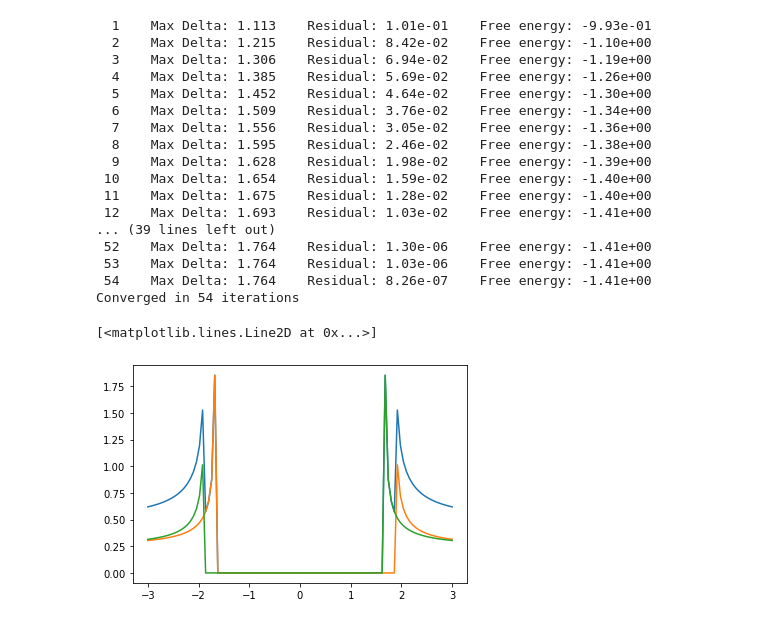
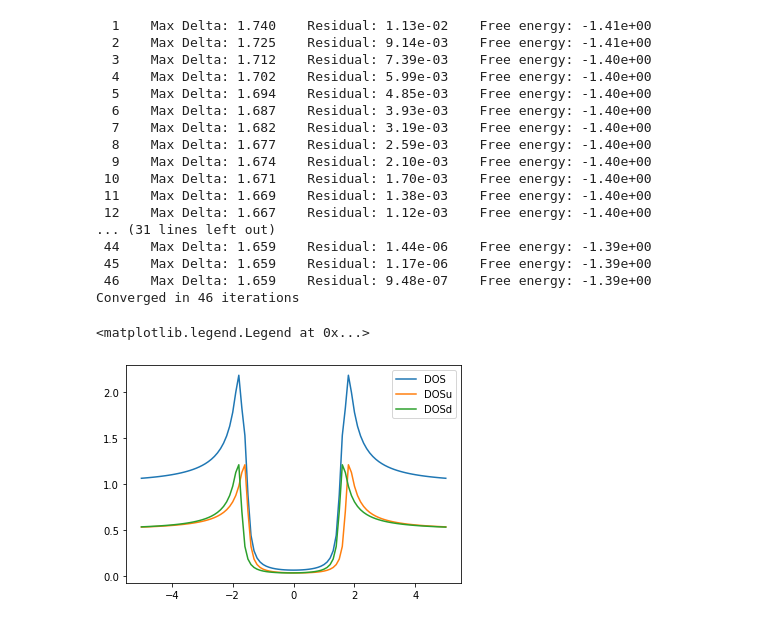
Before and after one commit to maiani/pyusadel, a Jupyter notebook: examples/usadel_0D_oop.ipynb, the cells around one changed output. Cells and saved outputs as stored; diff of their text form; code cells hidden in the pictures.

Commit message:
Introduced support for Dynes parameter

```diff
--- a/examples/usadel_0D_oop.ipynb
+++ b/examples/usadel_0D_oop.ipynb
@@ -12,14 +7,17 @@ from pyusadel import (
     UsadelProblem,
 )
 # %%
+# The system is homogeneous in space, so it has only one site
 Nsites = 1
 
+# The system is homogeneous in space, so the differential operators are trivial null matrices
 do = DifferentialOperators()
 do.D_x = np.zeros((1, 1), dtype=float)
 do.D_y = np.zeros((1, 1), dtype=float)
 do.D_z = np.zeros((1, 1), dtype=float)
 do.L = np.zeros((1, 1), dtype=float)
 
+# Define the parameters of the problem
 h_x = np.array([0.1])
 h_y = np.array([0])
 h_z = np.array([0])
@@ -28,6 +26,7 @@ tau_so_inv = np.array([0])
 D = 0
 T = 0.2
 
+# Setup the Usadel problem
 up = UsadelProblem(
     Nsites=1,
     diff_ops=do,
@@ -38,36 +37,42 @@ up = UsadelProblem(
     tau_so_inv=tau_so_inv,
     D=D,
     T=T,
+    Gamma=0.1
 )
 
-up.Delta = np.array([1])
+# Define the pairing potential Delta, this can be interpeted as a parameter or as an initial guess for the self-consistent calculation
+up.Delta = np.array([1.76])
 # %%
+# Execute a self-consistent calculation to determine the gap Delta
 up.solve_self_consistent()
 # %% [output]
-  1    Max Delta: 1.113    Residual: 1.01e-01    Free energy: -9.93e-01
-  2    Max Delta: 1.215    Residual: 8.42e-02    Free energy: -1.10e+00
-  3    Max Delta: 1.306    Residual: 6.94e-02    Free energy: -1.19e+00
-  4    Max Delta: 1.385    Residual: 5.69e-02    Free energy: -1.26e+00
-  5    Max Delta: 1.452    Residual: 4.64e-02    Free energy: -1.30e+00
-  6    Max Delta: 1.509    Residual: 3.76e-02    Free energy: -1.34e+00
-  7    Max Delta: 1.556    Residual: 3.05e-02    Free energy: -1.36e+00
-  8    Max Delta: 1.595    Residual: 2.46e-02    Free energy: -1.38e+00
-  9    Max Delta: 1.628    Residual: 1.98e-02    Free energy: -1.39e+00
- 10    Max Delta: 1.654    Residual: 1.59e-02    Free energy: -1.40e+00
- 11    Max Delta: 1.675    Residual: 1.28e-02    Free energy: -1.40e+00
- 12    Max Delta: 1.693    Residual: 1.03e-02    Free energy: -1.41e+00
-... (39 lines left out)
- 52    Max Delta: 1.764    Residual: 1.30e-06    Free energy: -1.41e+00
- 53    Max Delta: 1.764    Residual: 1.03e-06    Free energy: -1.41e+00
- 54    Max Delta: 1.764    Residual: 8.26e-07    Free energy: -1.41e+00
-Converged in 54 iterations
+  1    Max Delta: 1.740    Residual: 1.13e-02    Free energy: -1.41e+00
+  2    Max Delta: 1.725    Residual: 9.14e-03    Free energy: -1.41e+00
+  3    Max Delta: 1.712    Residual: 7.39e-03    Free energy: -1.40e+00
+  4    Max Delta: 1.702    Residual: 5.99e-03    Free energy: -1.40e+00
+  5    Max Delta: 1.694    Residual: 4.85e-03    Free energy: -1.40e+00
+  6    Max Delta: 1.687    Residual: 3.93e-03    Free energy: -1.40e+00
+  7    Max Delta: 1.682    Residual: 3.19e-03    Free energy: -1.40e+00
+  8    Max Delta: 1.677    Residual: 2.59e-03    Free energy: -1.40e+00
+  9    Max Delta: 1.674    Residual: 2.10e-03    Free energy: -1.40e+00
+ 10    Max Delta: 1.671    Residual: 1.70e-03    Free energy: -1.40e+00
+ 11    Max Delta: 1.669    Residual: 1.38e-03    Free energy: -1.40e+00
+ 12    Max Delta: 1.667    Residual: 1.12e-03    Free energy: -1.40e+00
+... (31 lines left out)
+ 44    Max Delta: 1.659    Residual: 1.44e-06    Free energy: -1.39e+00
+ 45    Max Delta: 1.659    Residual: 1.17e-06    Free energy: -1.39e+00
+ 46    Max Delta: 1.659    Residual: 9.48e-07    Free energy: -1.39e+00
+Converged in 46 iterations
 # %%
-up.set_real_omega_ax(-3, 3, 101)
+# Solve for the spectral quantities, first define an energy axis then execute the calculation
+up.set_real_omega_ax(-5, 5, 101)
 up.solve_spectral()
 # %%
-plt.plot(up.get_omega_ax_r(), up.get_dos())
-plt.plot(up.get_omega_ax_r(), up.get_spin_resolved_dos("x")[0])
-plt.plot(up.get_omega_ax_r(), up.get_spin_resolved_dos("x")[1])
+fig, ax = plt.subplots()
+ax.plot(up.get_omega_ax_r(), up.get_dos(), label="DOS")
+ax.plot(up.get_omega_ax_r(), up.get_spin_resolved_dos("x")[0], label="DOSu")
+ax.plot(up.get_omega_ax_r(), up.get_spin_resolved_dos("x")[1], label="DOSd")
+ax.legend()
 # %% [output]
-[<matplotlib.lines.Line2D at 0x...>]
+<matplotlib.legend.Legend at 0x...>
-[figure, old version]
+[figure, new version]
```
Also changed, not shown: parts of 2 cells of this notebook, 5 other files.
